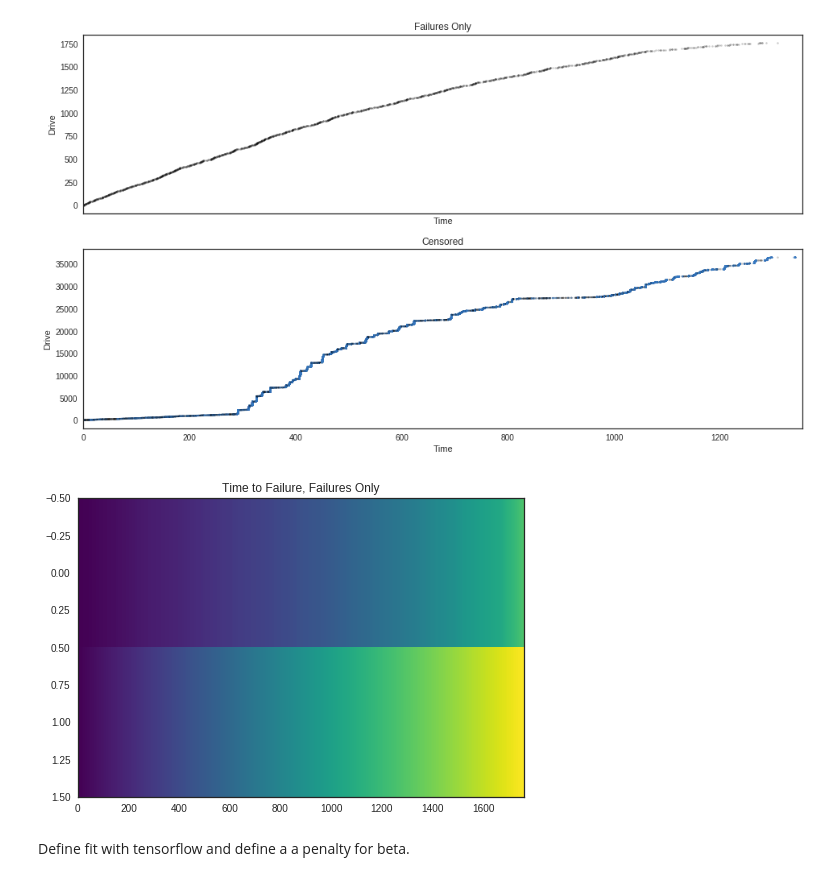
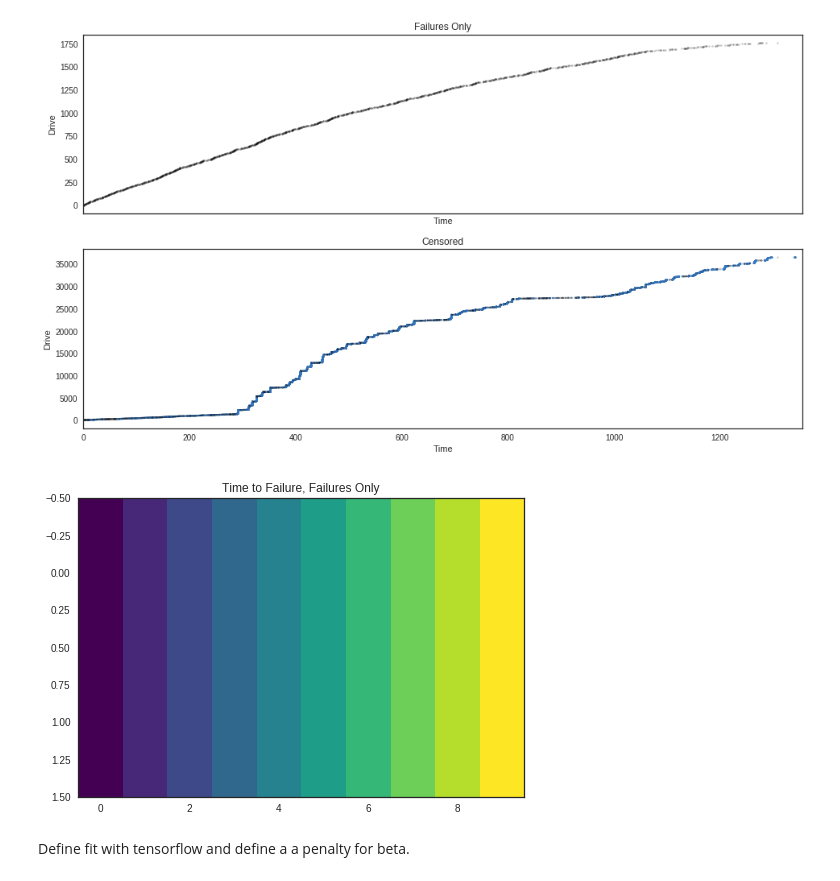
Before and after one commit to bastidas/disk_analysis, a Jupyter notebook: wtte/HD_Weibell.ipynb, the cells around one changed output. Drawn from its saved outputs; the diff is of its cells as text; code cells hidden in the pictures.

```diff
--- a/wtte/HD_Weibell.ipynb
+++ b/wtte/HD_Weibell.ipynb
@@ -71,23 +71,24 @@ plt.show()
 # %%
 
 #mttf = ttf[:,ttf.argsort(),0].T
-plt.imshow( [sorted(ttf),  range(len(ttf))], interpolation='nearest', aspect='auto', cmap="viridis")
+plt.imshow( [np.linspace(-10,10,10),  np.linspace(-10,10,10)], interpolation='nearest', aspect='auto', cmap="viridis")
+#plt.imshow( [sorted(ttf),  range(len(ttf))], interpolation='nearest', aspect='auto', cmap="viridis")
 plt.title('Time to Failure, Failures Only')
 plt.show()
 
 #plt.imshow(np.sum(feature_data,2)[:,seq_lengths.argsort()].T,interpolation='nearest', aspect='auto')
 #plt.title('feature mean per sequence')
 #plt.show()
 
 #plt.imshow(np.sum(feature_data,2)[:,:].T,interpolation='nearest', aspect='auto')
 #plt.title('feature mean per sequence, unsorted')
 #plt.show()
 
 #plt.hist(seq_lengths,20)
 #plt.title('Distribution of sequence lengths for data')
 #plt.show()
 # %% [output]
-[figure, old version]
+[figure, new version]
 # %% [markdown]
 Define fit with tensorflow and define a a penalty for beta.
 # %%
```
Also changed, not shown: 5 other files.
